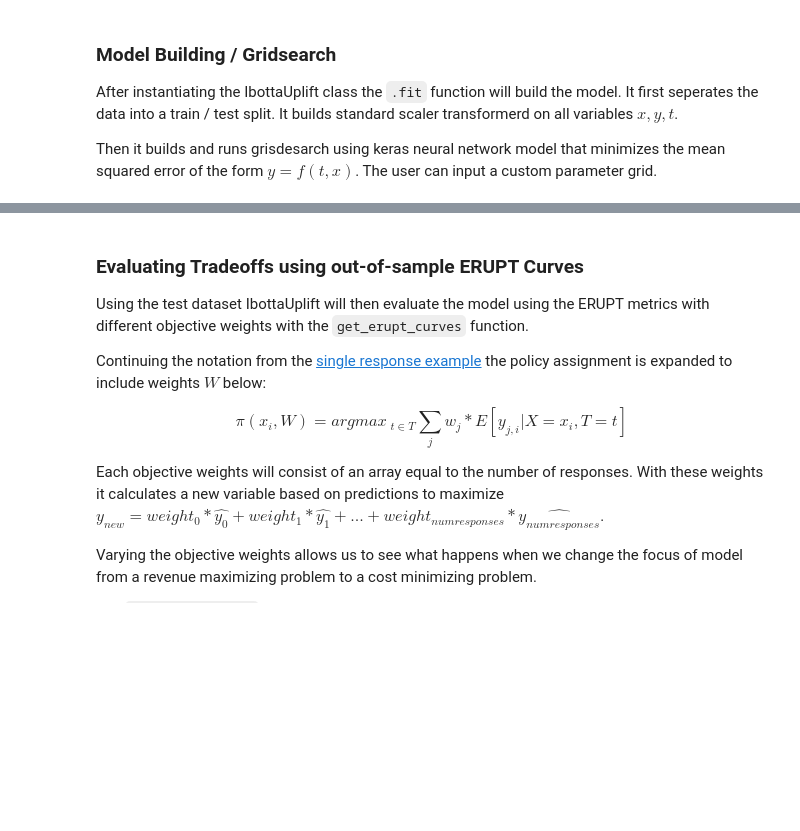
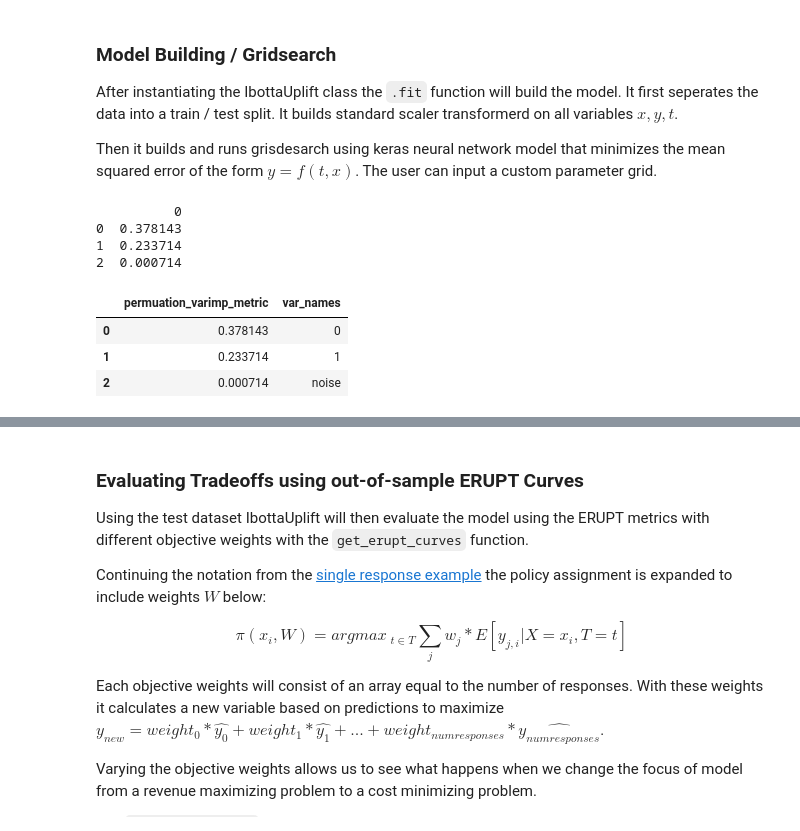
Before and after one commit to Ibotta/mr_uplift, a Jupyter notebook: examples/ibotta_uplift_multiple_response_example.ipynb, the cells around one changed output, grey strips where cells are left out. Cells and saved outputs as stored; diff of their text form; code cells hidden in the pictures; blank space fills up the shorter version.

```diff
--- a/examples/ibotta_uplift_multiple_response_example.ipynb
+++ b/examples/ibotta_uplift_multiple_response_example.ipynb
@@ -84,6 +84,9 @@ y, x, t = get_simple_uplift_data(10000)
 y = pd.DataFrame(y)
 y.columns = ['revenue','cost', 'noise']
 y['profit'] = y['revenue'] - y['cost']
+# %%
+x = pd.DataFrame(x)
+x['noise'] = np.random.normal(0, 1, 10000)
 # %% [markdown]
 ### Model Building / Gridsearch
 After instantiating the IbottaUplift class the `.fit` function will build the model. It first seperates the data into a train / test split. It builds standard scaler transformerd on all variables $x, y, t$.
@@ -91,8 +94,20 @@ After instantiating the IbottaUplift class the `.fit` function will build the mo
 Then it builds and runs grisdesarch using keras neural network model that minimizes the mean squared error of the form $y = f(t,x)$. The user can input a custom parameter grid.
 # %%
 uplift_model = IbottaUplift()
-param_grid = dict(num_nodes=[8], dropout=[.1, .5], activation=[
-                          'relu'], num_layers=[1, 2], epochs=[25], batch_size=[30])
+param_grid = dict(num_nodes=[8], dropout=[.1,.5], activation=[
+                          'relu'], num_layers=[1,2], epochs=[25], batch_size=[30])
+
 
 
 uplift_model.fit(x, y, t.reshape(-1,1), param_grid = param_grid, n_jobs = 1)
+
+uplift_model.permutation_varimp(weights = np.array([.6,-.4,0,0]).reshape(1,-1))
+# %% [output]
+          0
+0  0.378143
+1  0.233714
+2  0.000714
+|  | permuation_varimp_metric | var_names |
+| 0 | 0.378143 | 0 |
+| 1 | 0.233714 | 1 |
+| 2 | 0.000714 | noise |
```
Also changed, not shown: parts of 3 cells of this notebook, 4 other files.
